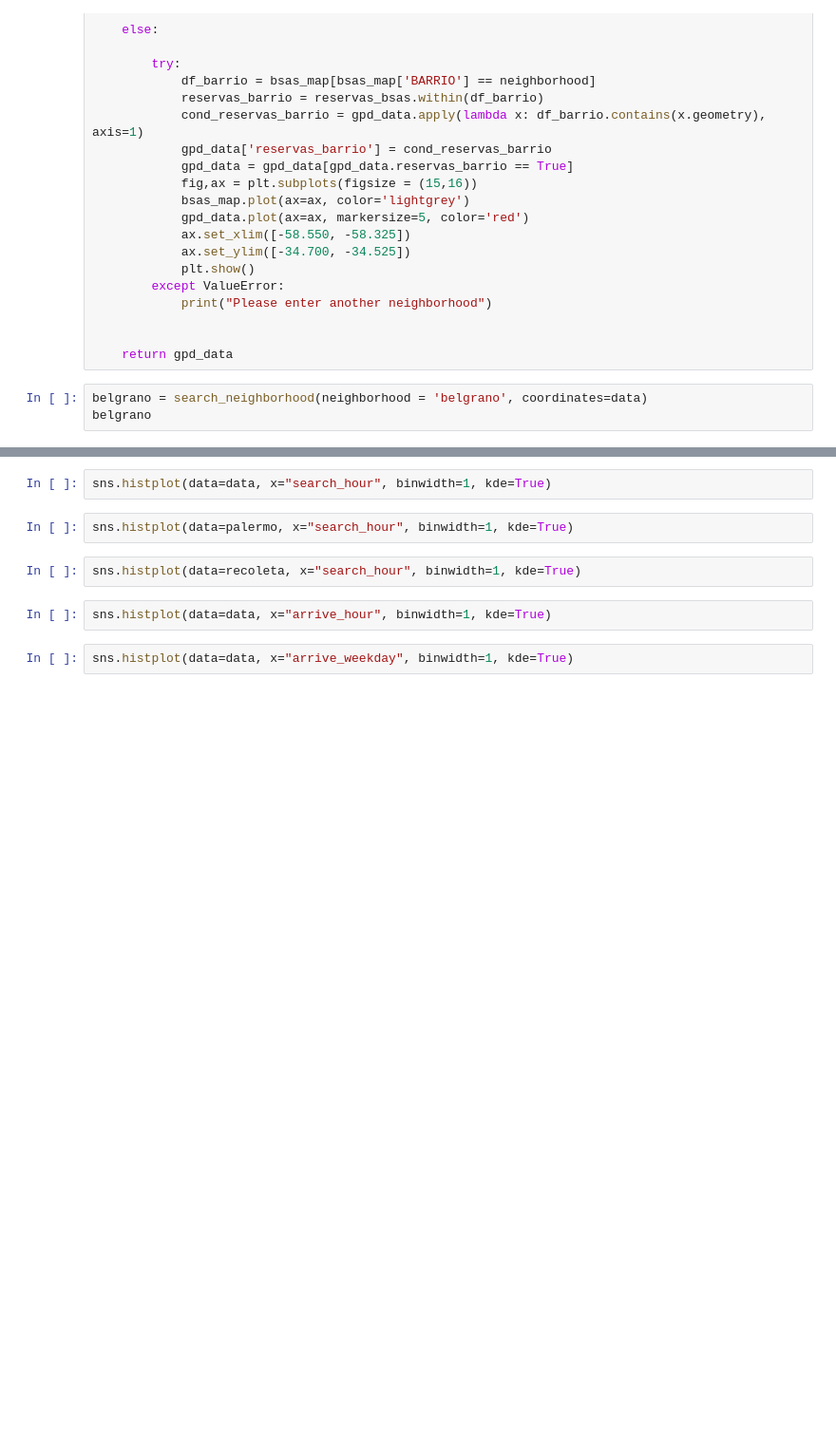
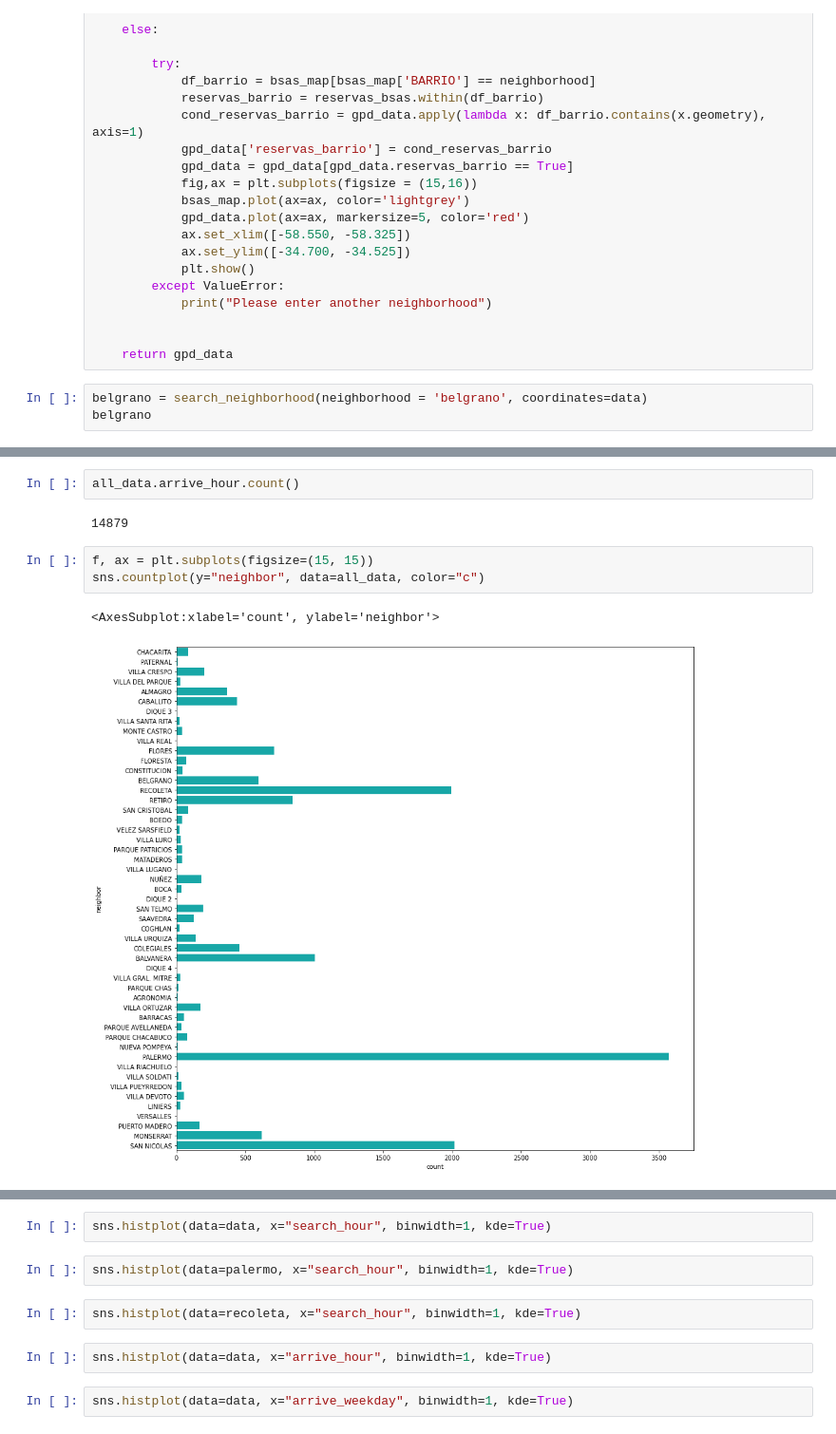
Before and after one commit to julietahocsman/goproject, a Jupyter notebook: notebooks/statistics_per_neighborhood.ipynb, the cells around one changed output, grey strips where cells are left out. Shown: that part at 95% size. Saved outputs shown, nothing was run; the diff lists cells and outputs as text; blank space fills up the shorter version.

```diff
--- a/notebooks/statistics_per_neighborhood.ipynb
+++ b/notebooks/statistics_per_neighborhood.ipynb
@@ -263,0 +262,10 @@ See the caveats in the documentation: https://pandas.pydata.org/pandas-docs/stab
+# %%
+all_data.arrive_hour.count()
+# %% [output]
+14879
+# %%
+f, ax = plt.subplots(figsize=(15, 15))
+sns.countplot(y="neighbor", data=all_data, color="c")
+# %% [output]
+<AxesSubplot:xlabel='count', ylabel='neighbor'>
+[figure, added]
```
Also changed, not shown: parts of 8 cells of this notebook, 3 other files.
